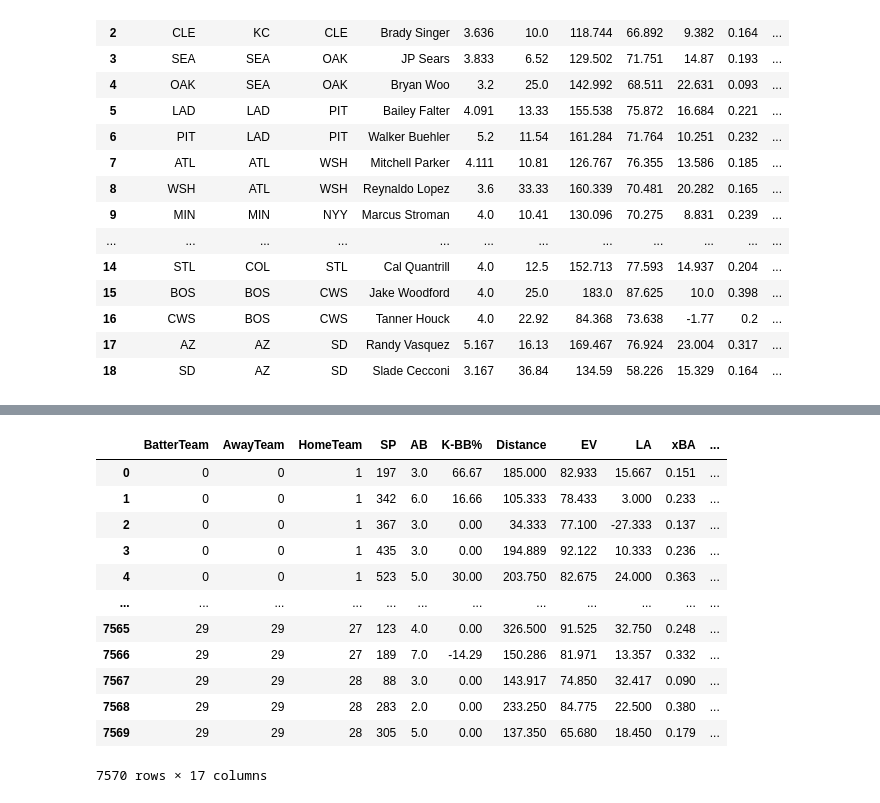
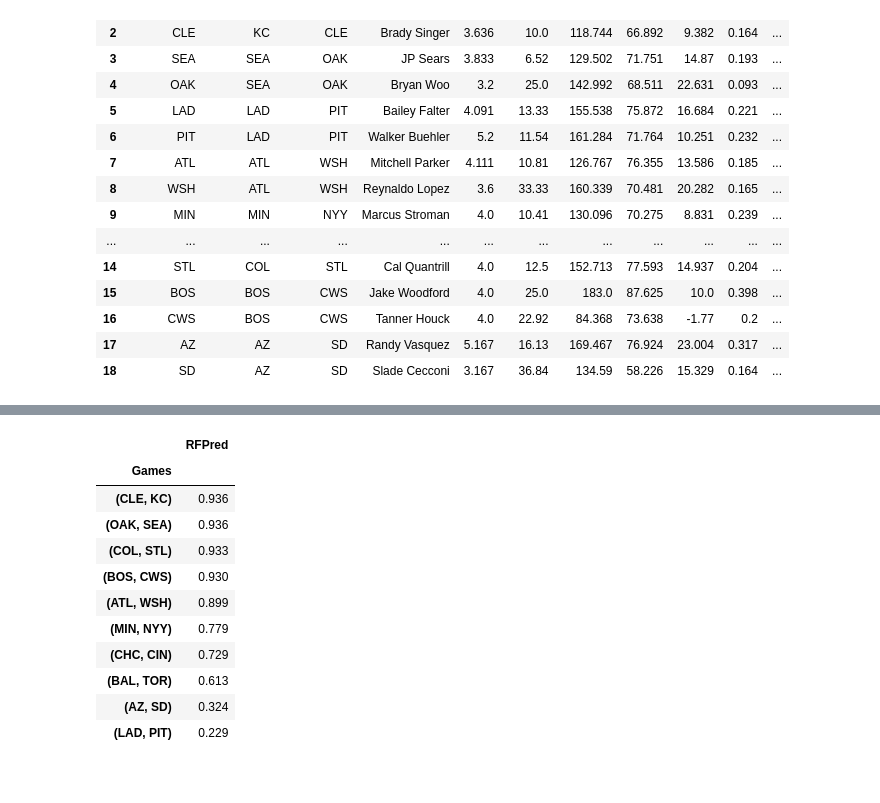
Before and after one commit to Cbkaplinger/Random-Projects, a Jupyter notebook: MLB/NRFI.ipynb, the cells around one changed output, grey strips where cells are left out. Drawn from its saved outputs; the diff is of its cells as text; code cells hidden in the pictures.

```diff
--- a/MLB/NRFI.ipynb
+++ b/MLB/NRFI.ipynb
@@ -587,36 +591,16 @@ TodaysData1
-# %%
-Train4
-# %% [output]
-|  | BatterTeam | AwayTeam | HomeTeam | SP | AB | K-BB% | Distance | EV | LA | xBA | ... |
-| 0 | 0 | 0 | 1 | 197 | 3.0 | 66.67 | 185.000 | 82.933 | 15.667 | 0.151 | ... |
-| 1 | 0 | 0 | 1 | 342 | 6.0 | 16.66 | 105.333 | 78.433 | 3.000 | 0.233 | ... |
-| 2 | 0 | 0 | 1 | 367 | 3.0 | 0.00 | 34.333 | 77.100 | -27.333 | 0.137 | ... |
-| 3 | 0 | 0 | 1 | 435 | 3.0 | 0.00 | 194.889 | 92.122 | 10.333 | 0.236 | ... |
-| 4 | 0 | 0 | 1 | 523 | 5.0 | 30.00 | 203.750 | 82.675 | 24.000 | 0.363 | ... |
-| ... | ... | ... | ... | ... | ... | ... | ... | ... | ... | ... | ... |
-| 7565 | 29 | 29 | 27 | 123 | 4.0 | 0.00 | 326.500 | 91.525 | 32.750 | 0.248 | ... |
-| 7566 | 29 | 29 | 27 | 189 | 7.0 | -14.29 | 150.286 | 81.971 | 13.357 | 0.332 | ... |
-| 7567 | 29 | 29 | 28 | 88 | 3.0 | 0.00 | 143.917 | 74.850 | 32.417 | 0.090 | ... |
-| 7568 | 29 | 29 | 28 | 283 | 2.0 | 0.00 | 233.250 | 84.775 | 22.500 | 0.380 | ... |
-| 7569 | 29 | 29 | 28 | 305 | 5.0 | 0.00 | 137.350 | 65.680 | 18.450 | 0.179 | ... |
-7570 rows × 17 columns
 # %%
-pbpFeatures = Train4.drop(columns = ["NRFI"]).values.reshape(-1, 17)
-pbpLabel = Train4["NRFI"].values.reshape(-1, 1)
-TodayFeatures = TodaysData1.values.reshape(-1, 17)
+pbpFeatures = Train5.drop(columns = ["NRFI"]).values.reshape(-1, 16)
+pbpLabel = Train5["NRFI"].values.reshape(-1, 1)
+TodayFeatures = TodaysData2.drop(columns = ["NRFI"]).values.reshape(-1, 16)
 
 rf_regressor = RandomForestRegressor(n_estimators=175, max_leaf_nodes = 10, max_depth = 100)
 rf_regressor.fit(pbpFeatures, pbpLabel)
 RFpred = rf_regressor.predict(TodayFeatures)
 
-TodaysData1["RFPred"] = RFpred
+TodaysData2["RFPred"] = RFpred
 # %%
-for col in non_numeric_columns:
-    label_encoder = label_encoders[col]
-    unknown_label = len(label_encoder.classes_)
-    TodaysData2[col] = TodaysData2[col].apply(lambda x: x if x < unknown_label else -1)
-
-    # Inverse transform the encoded values
-    TodaysData2[col] = label_encoder.inverse_transform(TodaysData2[col])
-
-TodaysData2 = TodaysData2.dropna()
+for col in non_numeric_columns_today:
+    if col in label_encoders:
+        label_encoder = label_encoders[col]
+        # Handling default value of 1000
+        TodaysData2[col] = TodaysData2[col].apply(lambda x: label_encoder.inverse_transform([x])[0] if x != 1000 else np.nan)
@@ -625,12 +607,24 @@ TodaysData2[TodaysData2["away_team"] == "SEA"]
 # %%
-TodaysData3 = TodaysData2.groupby(["BatterTeam", "away_team", "home_team"]).agg(
-    RFPred = ("RFPred", "sum")).reset_index()
+TodaysData3 = TodaysData2.groupby(["RoadTeam", "HomeTeam"])['RFPred'].prod().reset_index().round(3)
 
-TodaysData3['Games'] = TodaysData3.apply(lambda x: tuple(sorted([x['away_team'], x['home_team']])), axis=1)
-TodaysData3 = TodaysData3.groupby("Games").agg(
-    RFPred=("RFPred", "sum")).sort_values("RFPred")
+TodaysData3['Games'] = TodaysData3.apply(lambda x: tuple(sorted([x['RoadTeam'], x['HomeTeam']])), axis=1)
+TodaysData4 = TodaysData3.groupby("Games").agg(
+    RFPred=("RFPred", "sum")).sort_values("RFPred", ascending = False)
 
-TodaysData3
+TodaysData4
+# %% [output]
+|  | RFPred |
+| Games |  |
+| (CLE, KC) | 0.936 |
+| (OAK, SEA) | 0.936 |
+| (COL, STL) | 0.933 |
+| (BOS, CWS) | 0.930 |
+| (ATL, WSH) | 0.899 |
+| (MIN, NYY) | 0.779 |
+| (CHC, CIN) | 0.729 |
+| (BAL, TOR) | 0.613 |
+| (AZ, SD) | 0.324 |
+| (LAD, PIT) | 0.229 |
 # %%
 excel_file = 'todays_data.xlsx'
 
```
Also changed, not shown: parts of 9 cells of this notebook, 2 other files.
